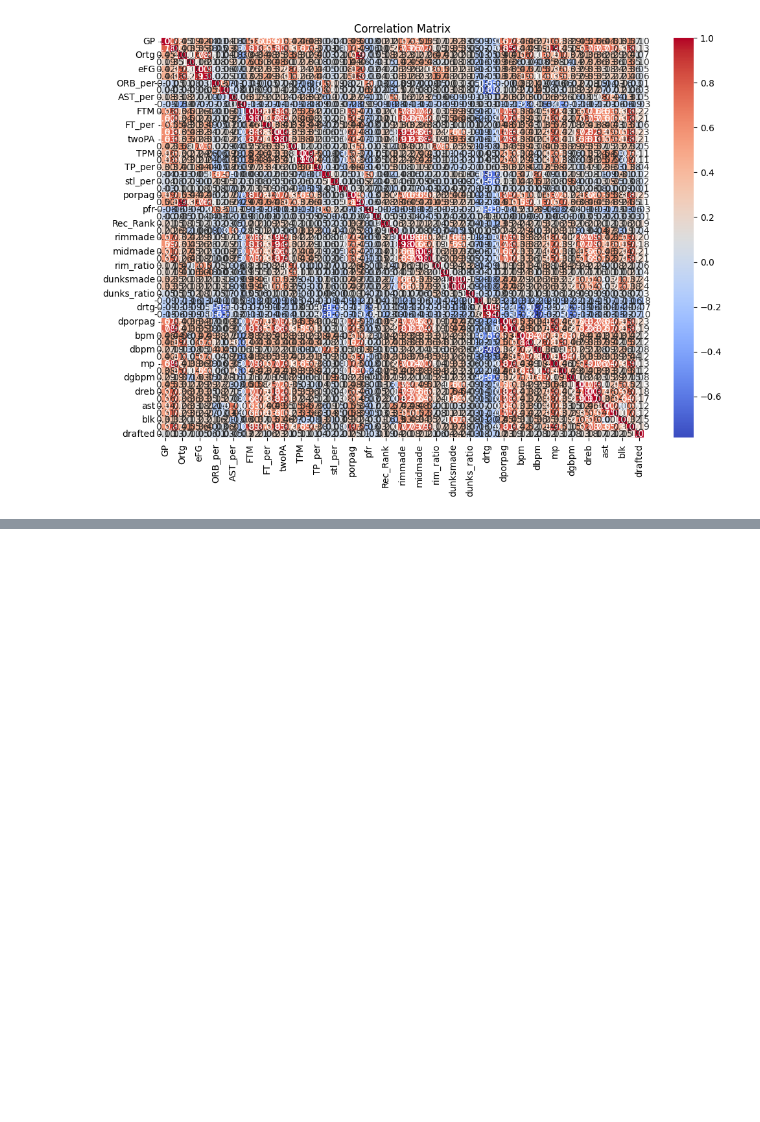
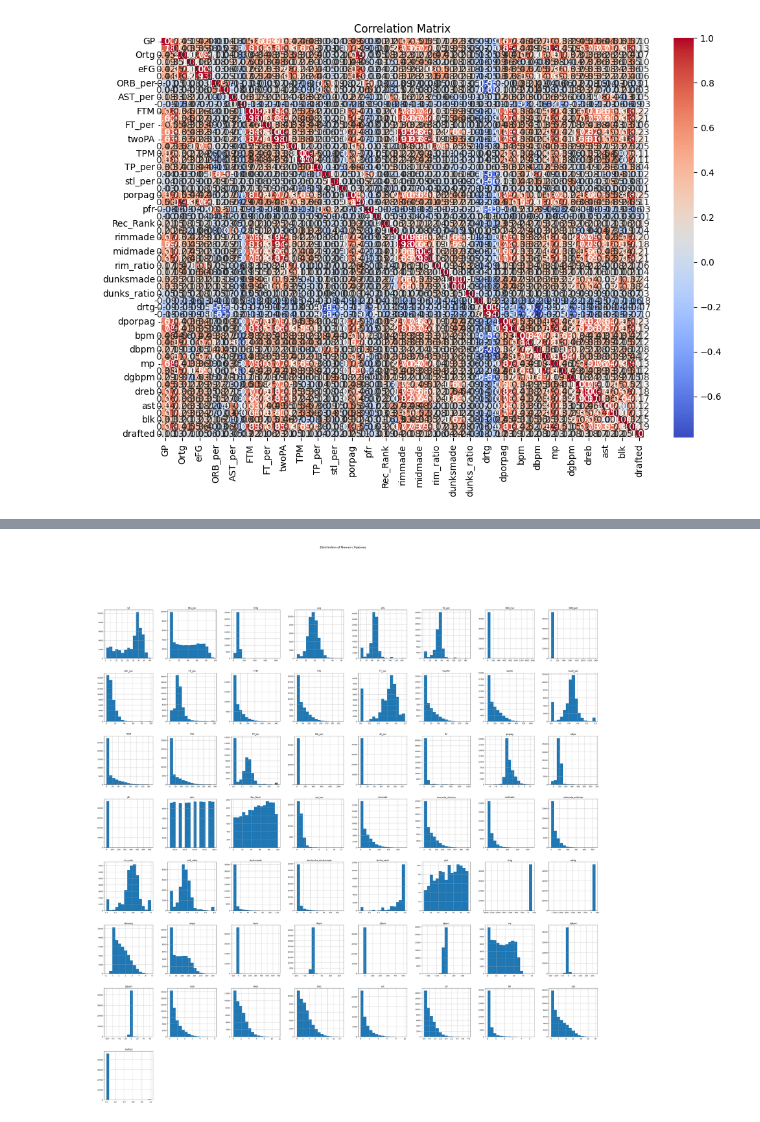
Before and after one commit to Harshit-repo/adv-mlaa-lab-1, a Jupyter notebook: notebooks/1.0--jd-week1-eda.ipynb, the cells around one changed output, grey strips where cells are left out. Drawn from its saved outputs; the diff is of its cells as text; code cells hidden in the pictures; blank space fills up the shorter version.

```diff
--- a/notebooks/1.0--jd-week1-eda.ipynb
+++ b/notebooks/1.0--jd-week1-eda.ipynb
@@ -82,0 +121,6 @@ plt.show()
+# %%
+train_data[cols_num].hist(bins=15, figsize=(50, 50))
+plt.suptitle('Distribution of Numeric Features', fontsize=16)
+plt.show()
+# %% [output]
+[figure, added]
```
Also changed, not shown: parts of 6 cells of this notebook.
